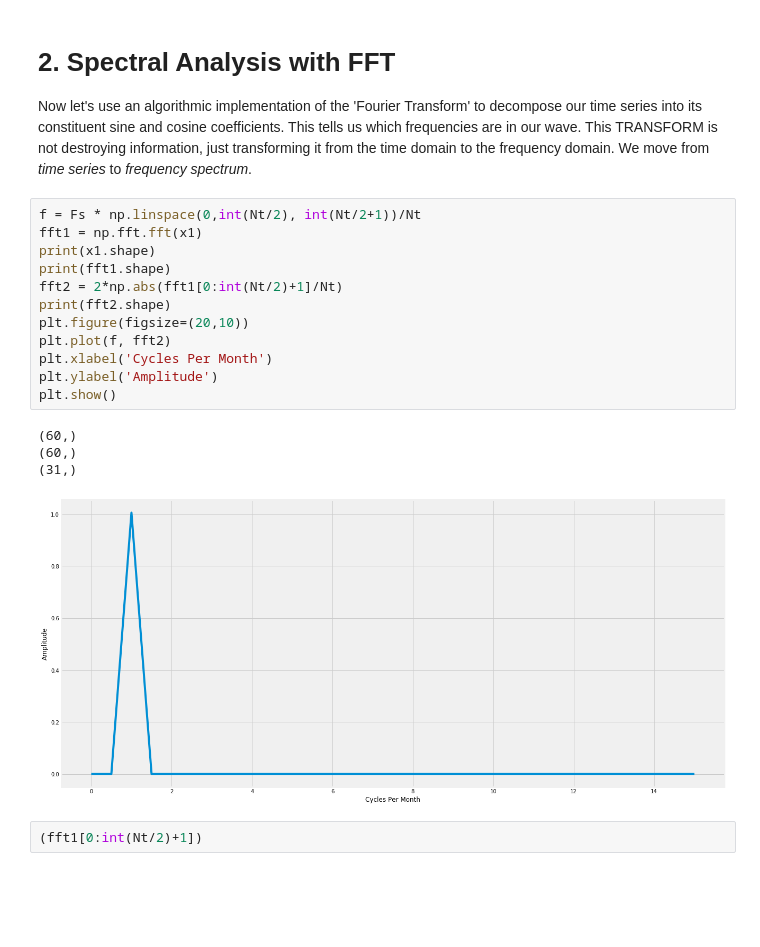
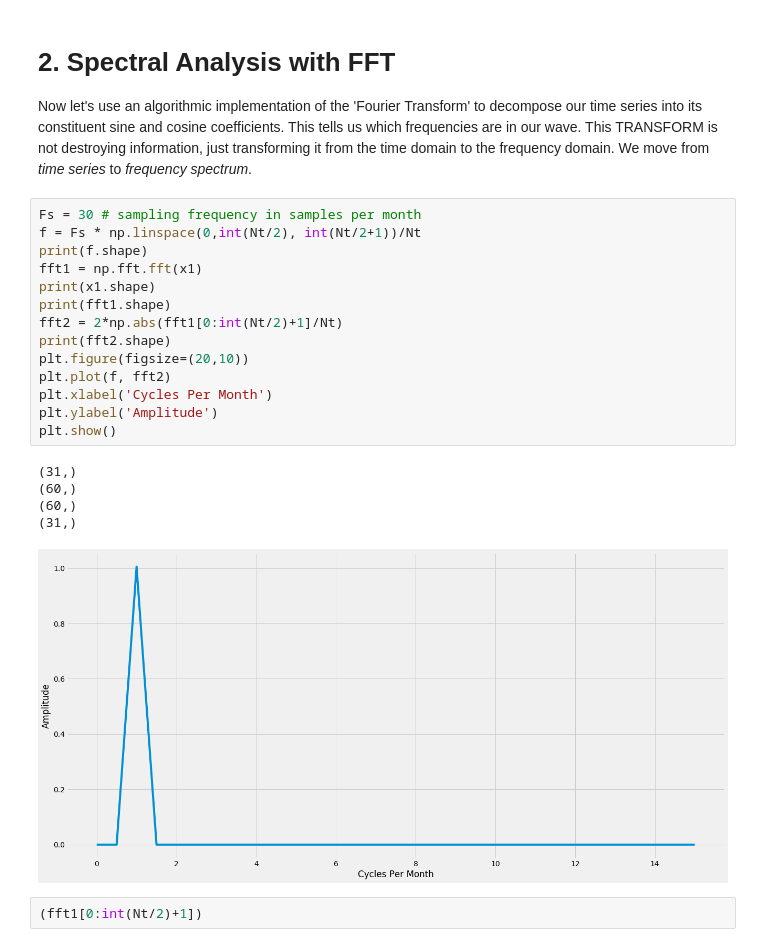
Before and after one commit to matthewvowels1/Spectral_analysis_workshop, a Jupyter notebook: spectral_analysis_workshop.ipynb, the cells around one changed output. Drawn from its saved outputs; the diff is of its cells as text; blank space fills up the shorter version.

```diff
--- a/spectral_analysis_workshop.ipynb
+++ b/spectral_analysis_workshop.ipynb
@@ -201,22 +201,25 @@ plt.show()
 # 2. Spectral Analysis with FFT
 Now let's use an algorithmic implementation of the 'Fourier Transform' to decompose our time series into its constituent sine and cosine coefficients. This tells us which frequencies are in our wave. This TRANSFORM is not destroying information, just transforming it from the time domain to the frequency domain. We move from *time series* to *frequency spectrum*.
 # %%
+Fs = 30 # sampling frequency in samples per month
 f = Fs * np.linspace(0,int(Nt/2), int(Nt/2+1))/Nt
+print(f.shape)
 fft1 = np.fft.fft(x1)
 print(x1.shape)
 print(fft1.shape)
 fft2 = 2*np.abs(fft1[0:int(Nt/2)+1]/Nt)
 print(fft2.shape)
 plt.figure(figsize=(20,10))
 plt.plot(f, fft2)
 plt.xlabel('Cycles Per Month')
 plt.ylabel('Amplitude')
 plt.show()
 # %% [output]
+(31,)
 (60,)
 (60,)
 (31,)
-[figure, old version]
+[figure, new version]
 # %%
 (fft1[0:int(Nt/2)+1])
 # %% [output]
```
Also changed, not shown: parts of 4 cells of this notebook.
